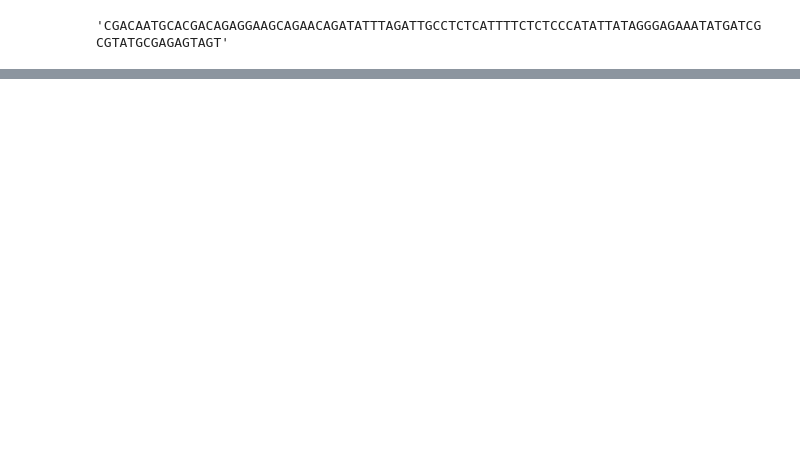
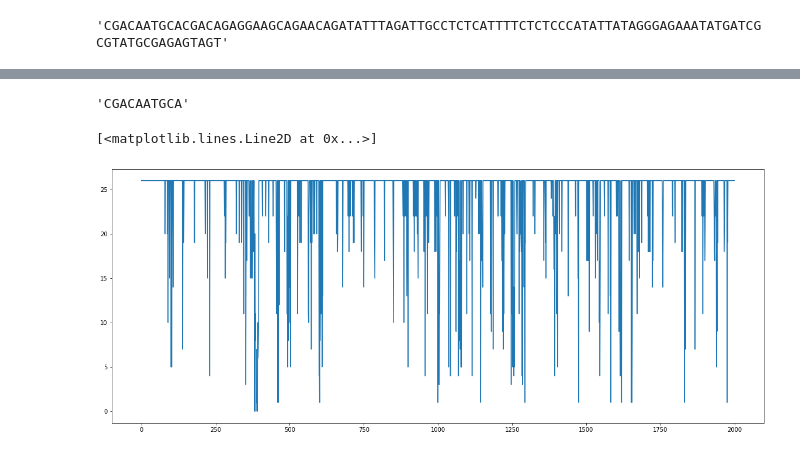
Before and after one commit to Aneruth/Advance-Bioinformatics, a Jupyter notebook: Assignment 2/Source Code/test.ipynb, the cells around one changed output, grey strips where cells are left out. Cells and saved outputs as stored; diff of their text form; code cells hidden in the pictures; blank space fills up the shorter version.

Commit message:
function for quality score

```diff
--- a/Assignment 2/Source Code/test.ipynb
+++ b/Assignment 2/Source Code/test.ipynb
@@ -17,13 +49,40 @@ asd[:100]
+# %%
+def readGenome(aFile):
+    ''' Funtion to read the fastq file. In our fastq file we have a special character and we need to consider our codes after that. '''
+    f = open(aFile)
+    aval = ''.join([i.rstrip() for i in f.readlines() if not i[0] == '>'])
+    return aval.upper() # Since our characters consist of mixed case letters.
+asd = readGenome(file_info)
+# %% [output]
+'CGACAATGCA'
 # %%
 def readSequence(seq):
-    f = open(seq,'r')
+    f = open(seq,'r') # Reading the file
     sequence,quality = [],[]
     while True:
         f.readline()
-        seq = f.readline().rstrip()
+        seq = f.readline().rstrip() # Assigning our sequence to a variable
         f.readline()
-        qual = f.readline().rstrip()
+        qual = f.readline().rstrip() # Fetching our quality
         if len(seq) == 0: break # Exit the while loop
-        sequence.append(seq)
-        quality.append(qual)
-    return sequence,quality
+        sequence.append(seq) # Appending our sequence to our newly created empty list
+        quality.append(qual) # Appending our quality score to newly created empty list
+    return sequence,quality # Returns the values in tuple format
+seq = readSequence(sequence_info)[0]
+qual = readSequence(sequence_info)[1]
+# %%
+def qualScore(alist):
+    return ord(alist) - 33
+xc = []
+for i in list(qual):
+    for j in i:
+        xc.append(qualScore(j))
+# %%
+import matplotlib.pyplot as plt
+%matplotlib inline
+
+plt.figure(figsize=(20,8))
+plt.plot(range(len(xc[:2000])), xc[:2000])
+# %% [output]
+[<matplotlib.lines.Line2D at 0x...>]
+[figure, added]
```
Also changed, not shown: parts of 10 cells of this notebook, 3 other files.
